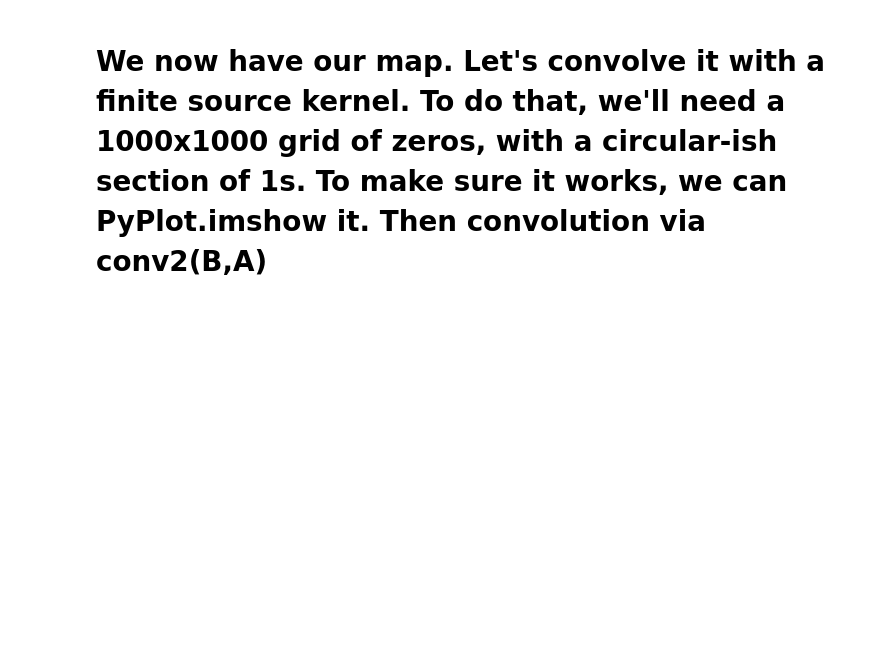
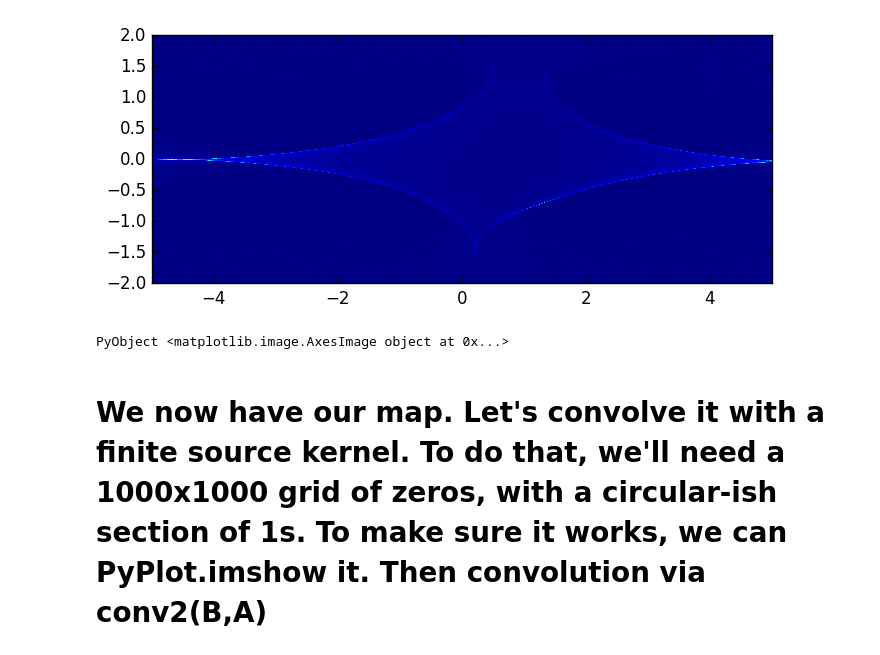
Before and after one commit to jlustigy/ExoJulia, a Jupyter notebook: Homework/hw5/Trevor_Kolby/hw5.ipynb, the cells around one changed output. Saved outputs shown, nothing was run; the diff lists cells and outputs as text; code cells hidden in the pictures; blank space fills up the shorter version.

```diff
--- a/Homework/hw5/Trevor_Kolby/hw5.ipynb
+++ b/Homework/hw5/Trevor_Kolby/hw5.ipynb
@@ -43,2 +28,7 @@ Range of grid, y2: -0.047434164902525694 -0.04150015087321973 0.0474341649025256
+# %%
+PyPlot.imshow(map, interpolation = "nearest", extent =[-5,5,-2,2])
+# %% [output]
+[figure, added]
+PyObject <matplotlib.image.AxesImage object at 0x...>
 # %% [markdown]
 # We now have our map. Let's convolve it with a finite source kernel. To do that, we'll need a 1000x1000 grid of zeros, with a circular-ish section of 1s. To make sure it works, we can PyPlot.imshow it. Then convolution via conv2(B,A)
```
Also changed, not shown: parts of 8 cells of this notebook, 1 other file.
